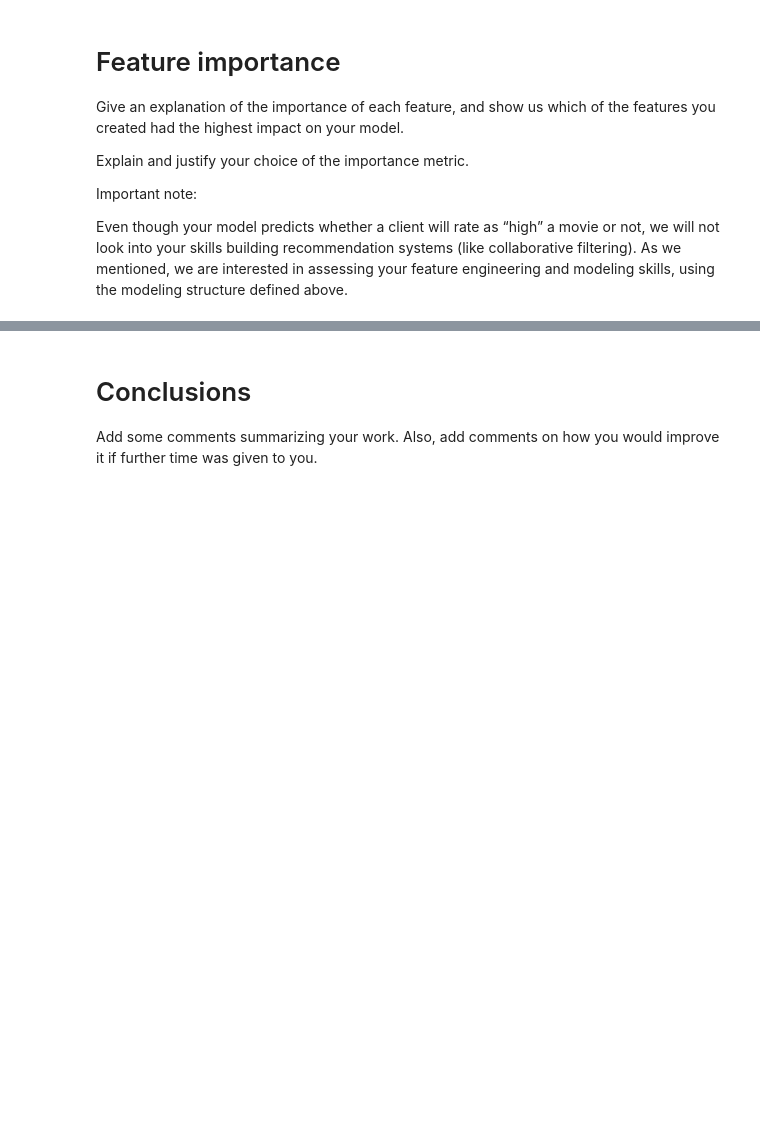
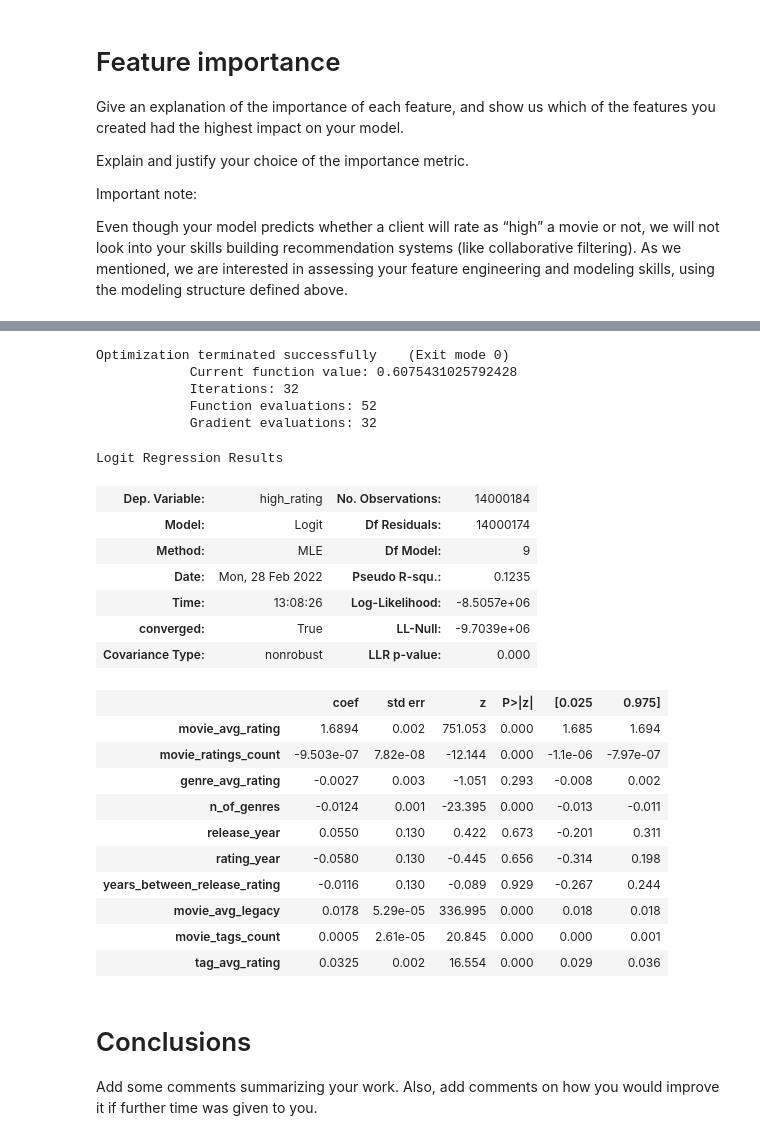
Before and after one commit to sanchiesa/user_movie_rating, a Jupyter notebook: notebooks/user_movie_rating.ipynb, the cells around one changed output, grey strips where cells are left out. Cells and saved outputs as stored; diff of their text form; code cells hidden in the pictures; blank space fills up the shorter version.

```diff
--- a/notebooks/user_movie_rating.ipynb
+++ b/notebooks/user_movie_rating.ipynb
@@ -1339,0 +1390,22 @@ Please also refer to the documentation for alternative solver options:
+# %%
+model = XGBClassifier()
+print(f"\n Evaluating {model}: ")
+model.fit(X_train, y_train)
+
+# Predicting
+model_class_preds = model.predict(X_test)
+model_prob_preds = model.predict_proba(X_test)
+model_prob_preds_pos = model_prob_preds[:, 1]
+
+#Printing evaluation results
+
+
+print('\n Accuracy =', round(accuracy_score(y_test, model_class_preds), 3)) # Accuracy
+
+print('\n Precision =', round(precision_score(y_test, model_class_preds), 3)) # Precision
+
+print('\n Recall =', round(recall_score(y_test, model_class_preds), 3)) # Recall
+
+print('\n F1 score =', round(f1_score(y_test, model_class_preds), 3)) # F1 score
+
+print('\n ROC AUC =', round(float(roc_auc_score(y_test, model_prob_preds_pos)), 3)) # ROC AUC
@@ -1339,0 +1434,21 @@ Please also refer to the documentation for alternative solver options:
+# %%
+model = RandomForestClassifier()
+model.fit(X_train, y_train)
+
+# Predicting
+model_class_preds = model.predict(X_test)
+model_prob_preds = model.predict_proba(X_test)
+model_prob_preds_pos = model_prob_preds[:, 1]
+
+#Printing evaluation results
+
+
+print('\n Accuracy =', round(accuracy_score(y_test, model_class_preds), 3)) # Accuracy
+
+print('\n Precision =', round(precision_score(y_test, model_class_preds), 3)) # Precision
+
+print('\n Recall =', round(recall_score(y_test, model_class_preds), 3)) # Recall
+
+print('\n F1 score =', round(f1_score(y_test, model_class_preds), 3)) # F1 score
+
+print('\n ROC AUC =', round(float(roc_auc_score(y_test, model_prob_preds_pos)), 3)) # ROC AUC
@@ -1383,10 +1590,35 @@ importance_df.sort_values(by="score decrease", ascending = False) # Ordering fea
 # %%
 # Analyzing feature importance based on Logistic Regression with l1 penalty coefficients
 
 l1_model = sm.Logit(y_train, X_train)
-l1_model.exog_names[:] = X.columns
+l1_model.exog_names[:] = X_train.columns
 l1_model = l1_model.fit_regularized(method='l1') # Entrenando modelo
 l1_model.summary()
+# %% [output]
+Optimization terminated successfully    (Exit mode 0)
+            Current function value: 0.6075431025792428
+            Iterations: 32
+            Function evaluations: 52
+            Gradient evaluations: 32
+Logit Regression Results
+| Dep. Variable: | high_rating | No. Observations: | 14000184 |
+| Model: | Logit | Df Residuals: | 14000174 |
+| Method: | MLE | Df Model: | 9 |
+| Date: | Mon, 28 Feb 2022 | Pseudo R-squ.: | 0.1235 |
+| Time: | 13:08:26 | Log-Likelihood: | -8.5057e+06 |
+| converged: | True | LL-Null: | -9.7039e+06 |
+| Covariance Type: | nonrobust | LLR p-value: | 0.000 |
+|  | coef | std err | z | P>|z| | [0.025 | 0.975] |
+| movie_avg_rating | 1.6894 | 0.002 | 751.053 | 0.000 | 1.685 | 1.694 |
+| movie_ratings_count | -9.503e-07 | 7.82e-08 | -12.144 | 0.000 | -1.1e-06 | -7.97e-07 |
+| genre_avg_rating | -0.0027 | 0.003 | -1.051 | 0.293 | -0.008 | 0.002 |
+| n_of_genres | -0.0124 | 0.001 | -23.395 | 0.000 | -0.013 | -0.011 |
+| release_year | 0.0550 | 0.130 | 0.422 | 0.673 | -0.201 | 0.311 |
+| rating_year | -0.0580 | 0.130 | -0.445 | 0.656 | -0.314 | 0.198 |
+| years_between_release_rating | -0.0116 | 0.130 | -0.089 | 0.929 | -0.267 | 0.244 |
+| movie_avg_legacy | 0.0178 | 5.29e-05 | 336.995 | 0.000 | 0.018 | 0.018 |
+| movie_tags_count | 0.0005 | 2.61e-05 | 20.845 | 0.000 | 0.000 | 0.001 |
+| tag_avg_rating | 0.0325 | 0.002 | 16.554 | 0.000 | 0.029 | 0.036 |
 # %% [markdown]
 # Conclusions
 
```
Also changed, not shown: parts of 27 cells of this notebook.
